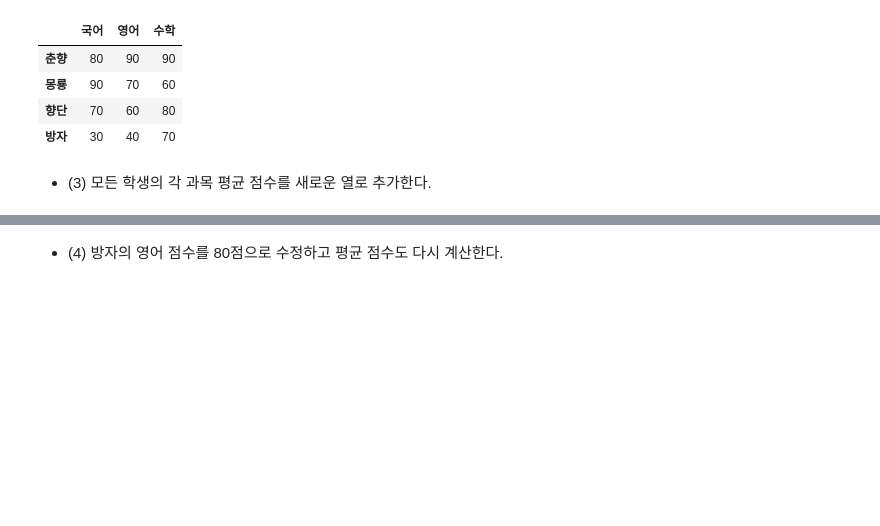
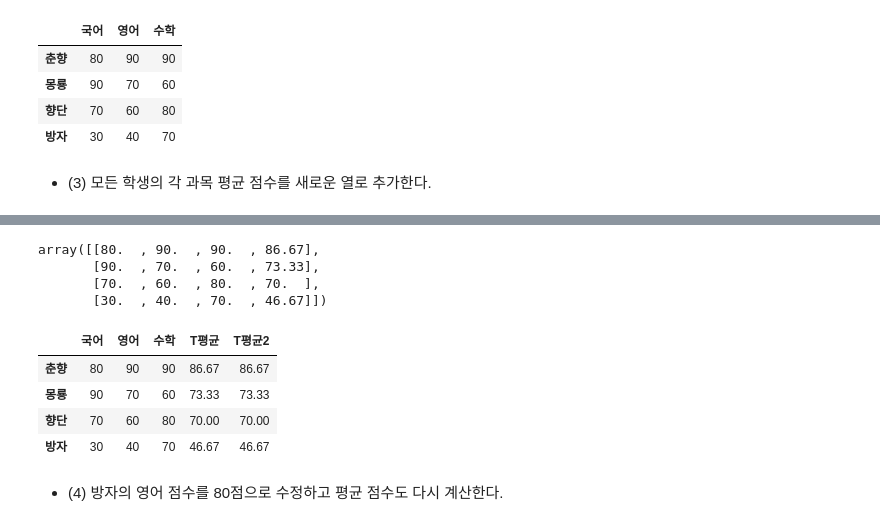
Before and after one commit to Soeui-lee/Data-Analysis-2021.11, a Jupyter notebook: 02.Pandas/pandas 연습문제.ipynb, the cells around one changed output, grey strips where cells are left out. Cells and saved outputs as stored; diff of their text form; code cells hidden in the pictures; blank space fills up the shorter version.

```diff
--- a/02.Pandas/pandas 연습문제.ipynb
+++ b/02.Pandas/pandas 연습문제.ipynb
@@ -187,6 +189,3 @@ df
 | 방자 | 30 | 40 | 70 |
 # %% [markdown]
 - (3) 모든 학생의 각 과목 평균 점수를 새로운 열로 추가한다.
-# %%
-df['과목평균'] = [(80+90+90)/3,(90+70+60)/3,(70+60+80)/3,(30+40+70)/3]
-df
@@ -198,0 +192,4 @@ df
+# %%
+# T
+df['T평균']=df.mean(axis=1).round(2)
+df
@@ -199,2 +202,21 @@ df
+# %%
+df.values       # 넘파이 배열 출력
+# %% [output]
+array([[80.  , 90.  , 90.  , 86.67],
+       [90.  , 70.  , 60.  , 73.33],
+       [70.  , 60.  , 80.  , 70.  ],
+       [30.  , 40.  , 70.  , 46.67]])
+# %%
+df['T평균2']=np.mean(df.values[:,:3],axis=1).round(2)
+df
+
+# 이렇게도 만들 수 있
+# df.values[:,:3] 는 국,영,수 만 평균 구하기 위한 슬라이스
+# %% [output]
+|  | 국어 | 영어 | 수학 | T평균 | T평균2 |
+| 춘향 | 80 | 90 | 90 | 86.67 | 86.67 |
+| 몽룡 | 90 | 70 | 60 | 73.33 | 73.33 |
+| 향단 | 70 | 60 | 80 | 70.00 | 70.00 |
+| 방자 | 30 | 40 | 70 | 46.67 | 46.67 |
 # %% [markdown]
 - (4) 방자의 영어 점수를 80점으로 수정하고 평균 점수도 다시 계산한다.
```
Also changed, not shown: parts of 20 cells of this notebook, 6 other files.
